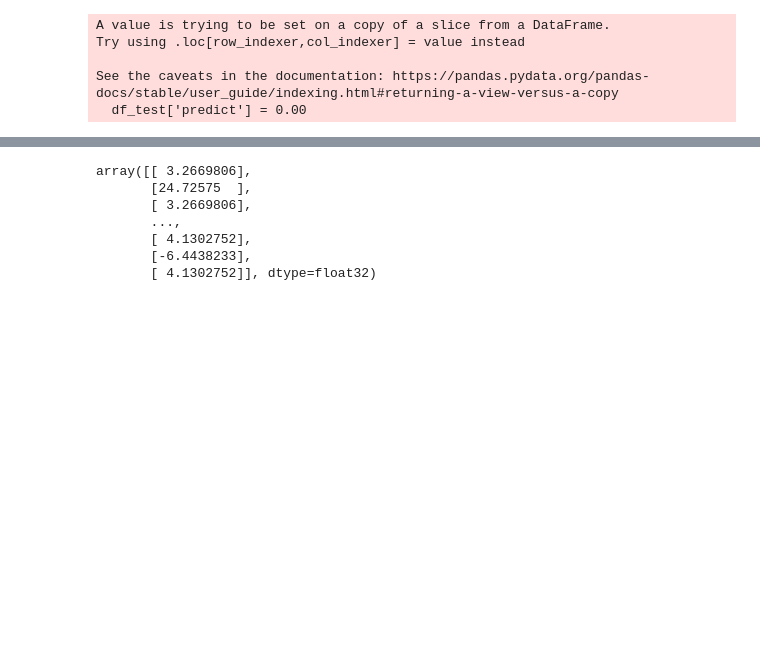
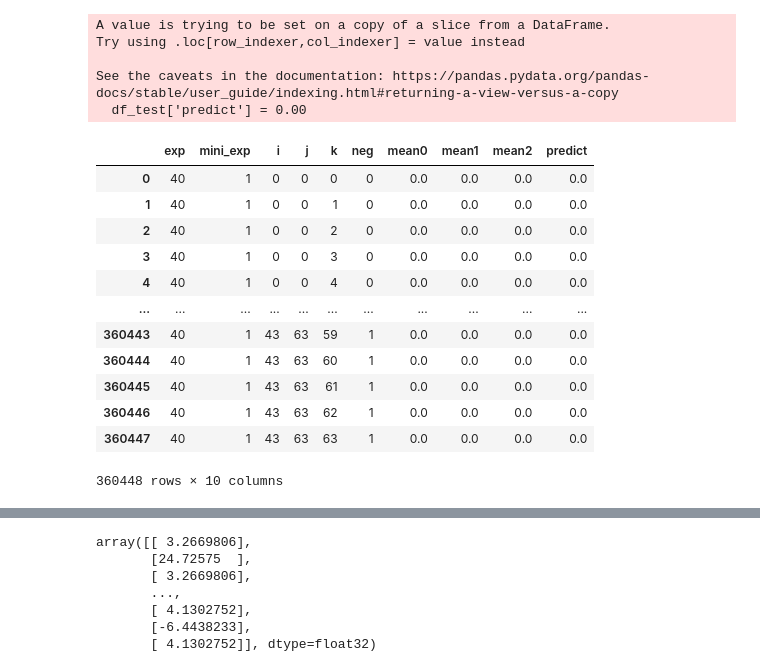
Before and after one commit to chikakoto/tdcs_thesis, a Jupyter notebook: notebooks/7.4_predict_sphere.ipynb, the cells around one changed output, grey strips where cells are left out. Drawn from its saved outputs; the diff is of its cells as text; code cells hidden in the pictures; blank space fills up the shorter version.

```diff
--- a/notebooks/7.4_predict_sphere.ipynb
+++ b/notebooks/7.4_predict_sphere.ipynb
@@ -232,3 +288,19 @@ df_pre = df_pred[['i', 'j', 'k', 'predict']]
+# %%
+df_test
+# %% [output]
+|  | exp | mini_exp | i | j | k | neg | mean0 | mean1 | mean2 | predict |
+| 0 | 40 | 1 | 0 | 0 | 0 | 0 | 0.0 | 0.0 | 0.0 | 0.0 |
+| 1 | 40 | 1 | 0 | 0 | 1 | 0 | 0.0 | 0.0 | 0.0 | 0.0 |
+| 2 | 40 | 1 | 0 | 0 | 2 | 0 | 0.0 | 0.0 | 0.0 | 0.0 |
+| 3 | 40 | 1 | 0 | 0 | 3 | 0 | 0.0 | 0.0 | 0.0 | 0.0 |
+| 4 | 40 | 1 | 0 | 0 | 4 | 0 | 0.0 | 0.0 | 0.0 | 0.0 |
+| ... | ... | ... | ... | ... | ... | ... | ... | ... | ... | ... |
+| 360443 | 40 | 1 | 43 | 63 | 59 | 1 | 0.0 | 0.0 | 0.0 | 0.0 |
+| 360444 | 40 | 1 | 43 | 63 | 60 | 1 | 0.0 | 0.0 | 0.0 | 0.0 |
+| 360445 | 40 | 1 | 43 | 63 | 61 | 1 | 0.0 | 0.0 | 0.0 | 0.0 |
+| 360446 | 40 | 1 | 43 | 63 | 62 | 1 | 0.0 | 0.0 | 0.0 | 0.0 |
+| 360447 | 40 | 1 | 43 | 63 | 63 | 1 | 0.0 | 0.0 | 0.0 | 0.0 |
+360448 rows × 10 columns
 # %%
 for x in range(len(df_pre)):
     i = df_pre.iloc[x, :]['i'].astype(int)
```
Also changed, not shown: parts of 18 cells of this notebook, 6 other files.
